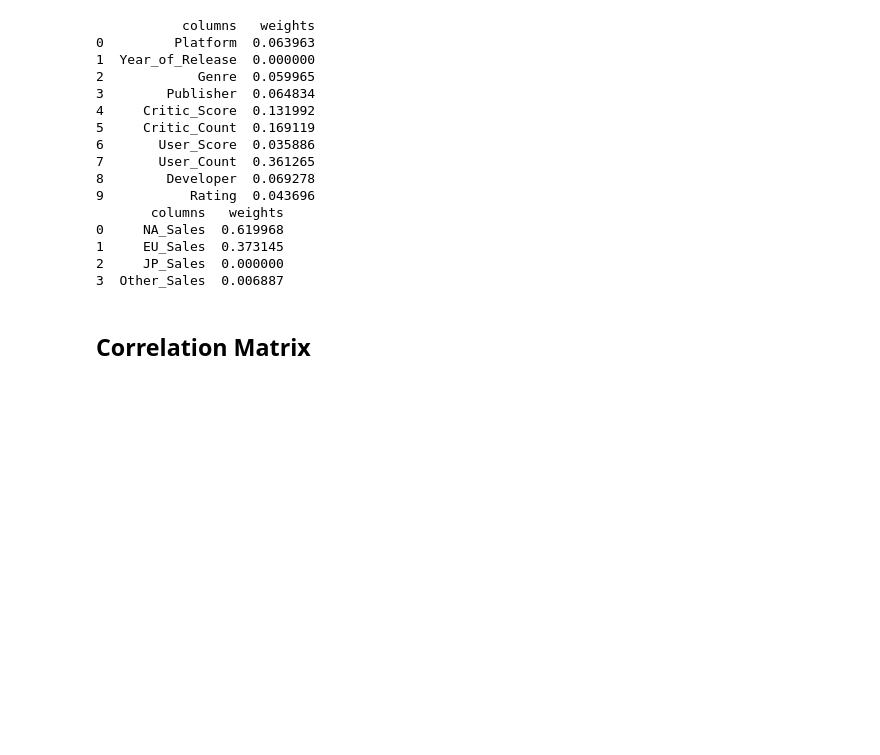
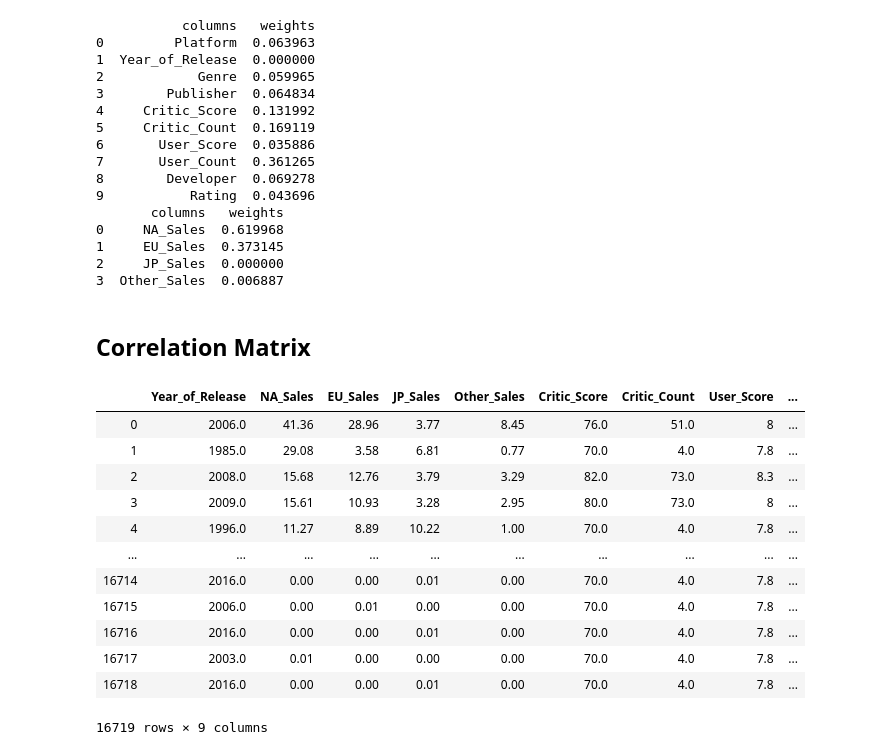
Before and after one commit to MAliElakhrass/DataVizProject, a Jupyter notebook: Preprocessing.ipynb, the cells around one changed output. Cells and saved outputs as stored; diff of their text form; code cells hidden in the pictures; blank space fills up the shorter version.

```diff
--- a/Preprocessing.ipynb
+++ b/Preprocessing.ipynb
@@ -234,3 +234,21 @@ df1.to_csv('./data/weights_nonsale.csv', index=False)
 df2.to_csv('./data/weights_sale.csv', index=False)
 # %% [markdown]
 ## Correlation Matrix
+# %%
+corr = continuousData.copy()
+corr = corr.drop(columns=['Global_Sales'])
+corr
+# %% [output]
+|  | Year_of_Release | NA_Sales | EU_Sales | JP_Sales | Other_Sales | Critic_Score | Critic_Count | User_Score | ... |
+| 0 | 2006.0 | 41.36 | 28.96 | 3.77 | 8.45 | 76.0 | 51.0 | 8 | ... |
+| 1 | 1985.0 | 29.08 | 3.58 | 6.81 | 0.77 | 70.0 | 4.0 | 7.8 | ... |
+| 2 | 2008.0 | 15.68 | 12.76 | 3.79 | 3.29 | 82.0 | 73.0 | 8.3 | ... |
+| 3 | 2009.0 | 15.61 | 10.93 | 3.28 | 2.95 | 80.0 | 73.0 | 8 | ... |
+| 4 | 1996.0 | 11.27 | 8.89 | 10.22 | 1.00 | 70.0 | 4.0 | 7.8 | ... |
+| ... | ... | ... | ... | ... | ... | ... | ... | ... | ... |
+| 16714 | 2016.0 | 0.00 | 0.00 | 0.01 | 0.00 | 70.0 | 4.0 | 7.8 | ... |
+| 16715 | 2006.0 | 0.00 | 0.01 | 0.00 | 0.00 | 70.0 | 4.0 | 7.8 | ... |
+| 16716 | 2016.0 | 0.00 | 0.00 | 0.01 | 0.00 | 70.0 | 4.0 | 7.8 | ... |
+| 16717 | 2003.0 | 0.01 | 0.00 | 0.00 | 0.00 | 70.0 | 4.0 | 7.8 | ... |
+| 16718 | 2016.0 | 0.00 | 0.00 | 0.01 | 0.00 | 70.0 | 4.0 | 7.8 | ... |
+16719 rows × 9 columns
```
Also changed, not shown: parts of 3 cells of this notebook, 5 other files.
